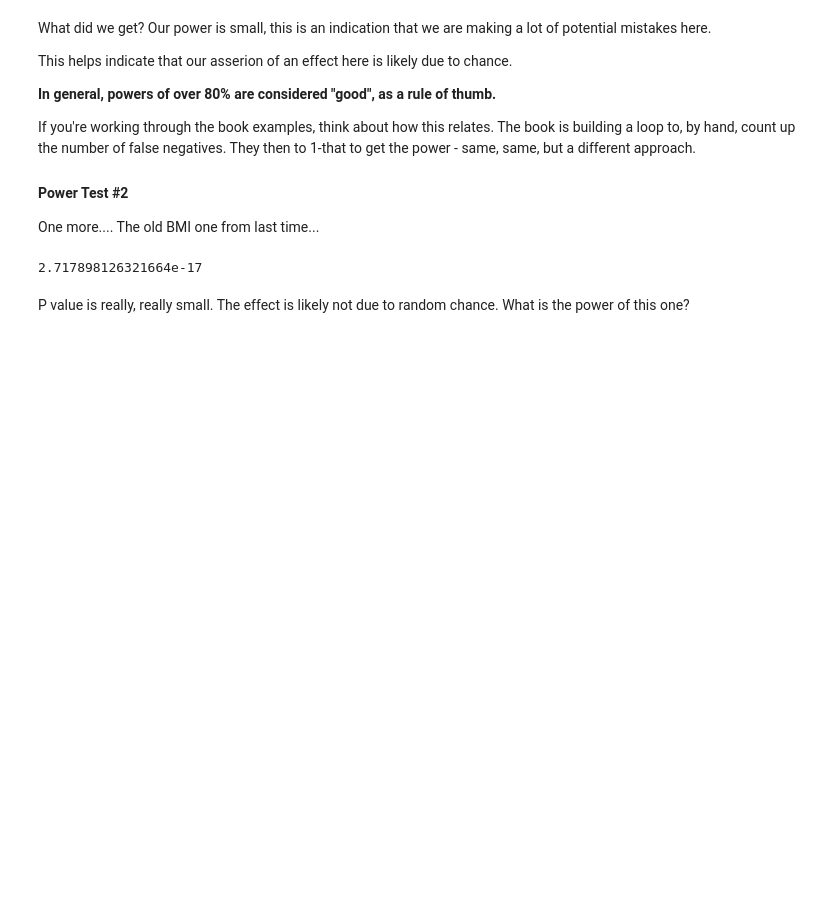
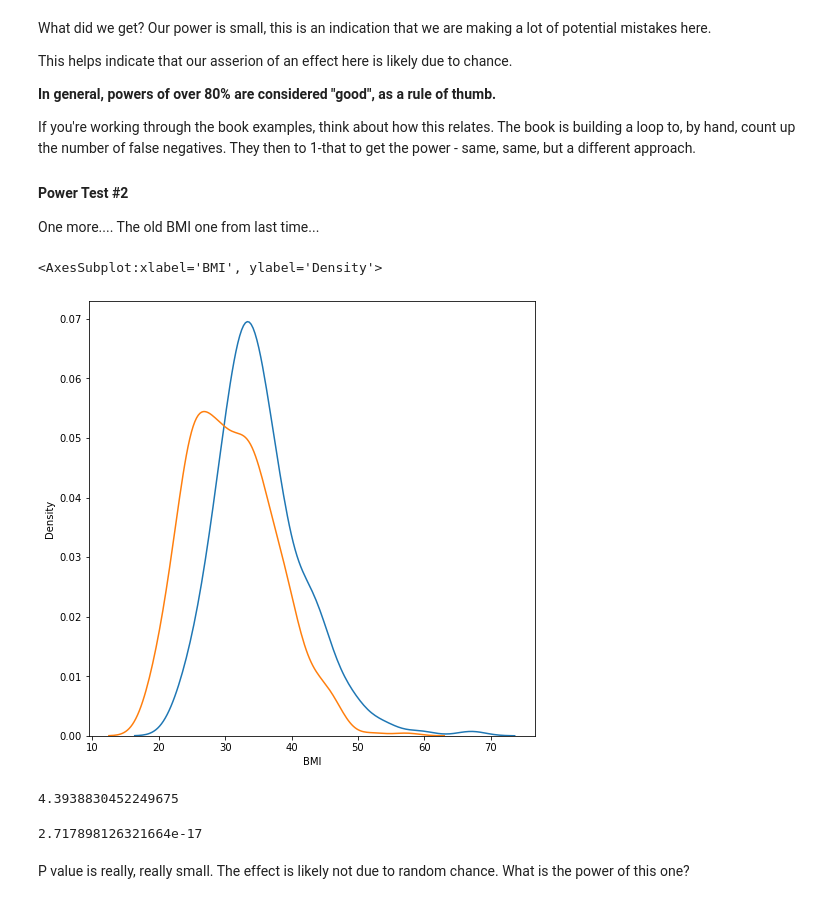
Before and after one commit to zareeiant/Basic_Stats_in_Python_Student_Workbooks, a Jupyter notebook: 017_Hypothesis_Test_2_sol.ipynb, the cells around one changed output. Drawn from its saved outputs; the diff is of its cells as text; code cells hidden in the pictures; blank space fills up the shorter version.

```diff
--- a/017_Hypothesis_Test_2_sol.ipynb
+++ b/017_Hypothesis_Test_2_sol.ipynb
@@ -118,6 +118,16 @@ If you're working through the book examples, think about how this relates. The b
 #### Power Test #2
 
 One more.... The old BMI one from last time...
+# %%
+sns.kdeplot(dPos)
+sns.kdeplot(dNeg)
+# %% [output]
+<AxesSubplot:xlabel='BMI', ylabel='Density'>
+[figure, added]
+# %%
+dPos.mean()-dNeg.mean()
+# %% [output]
+4.3938830452249675
 # %%
 #Get some basic stats for the diabetes data
 meanPos, stdPos, varPos, nPos = dPos.mean(), dPos.std(), dPos.var(), dPos.count()
```
Also changed, not shown: parts of 14 cells of this notebook, 1 other file.
